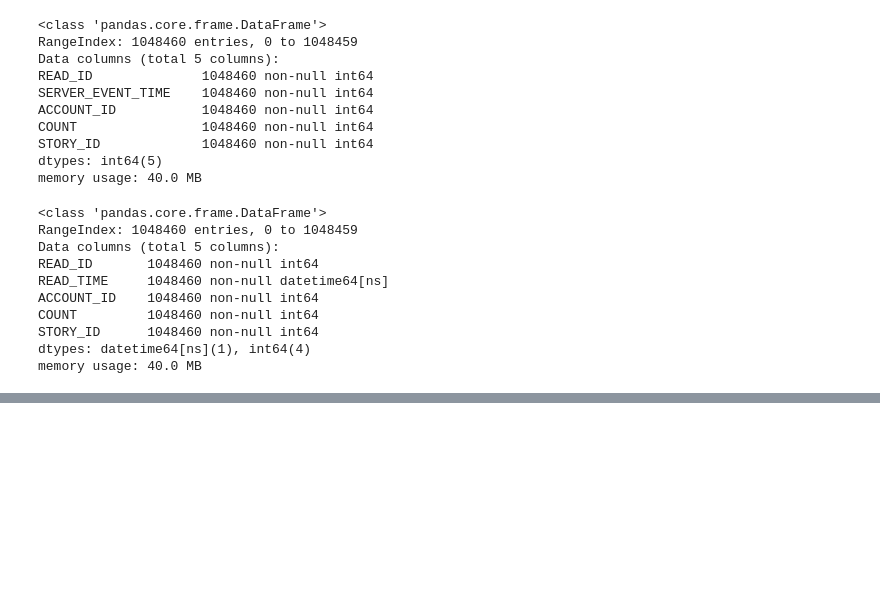
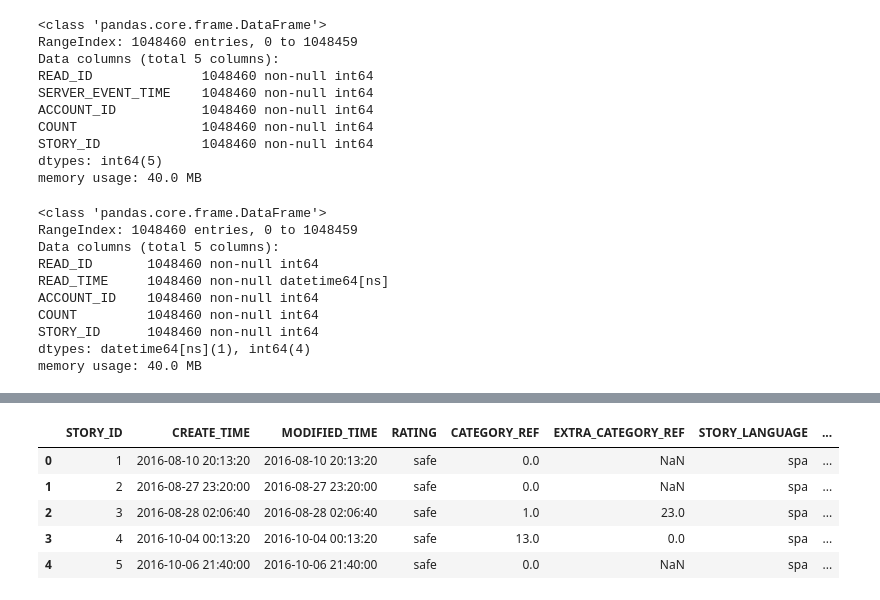
Before and after one commit to denizguzel95/sweek2019-group-2, a Jupyter notebook: Data engineering.ipynb, the cells around one changed output, grey strips where cells are left out. Cells and saved outputs as stored; diff of their text form; code cells hidden in the pictures; blank space fills up the shorter version.

```diff
--- a/Data engineering.ipynb
+++ b/Data engineering.ipynb
@@ -102,6 +102,8 @@ stories['COPYRIGHT_REF'] = stories['COPYRIGHT_REF'].astype('category')
 # %%
 # Set is_classic to a boolean variable
 stories['IS_CLASSIC'] = stories['IS_CLASSIC'].astype('bool')
+# %%
+stories.rename(columns={'ACCOUNT_ID':'AUTHOR_ID'},inplace=True)
 # %%
 stories.info()
 # %% [output]
@@ -296,0 +323,3 @@ memory usage: 40.0 MB
+# %%
+# Create a temporary dataframe with only number of comments and the story ID
+tempComments = comments.drop_duplicates(subset='STORY_ID')
@@ -296,0 +336,11 @@ memory usage: 40.0 MB
+# %%
+Sweek = pd.merge(stories, tempComments, on='STORY_ID', how='left')
+# %%
+Sweek.head()
+# %% [output]
+|  | STORY_ID | CREATE_TIME | MODIFIED_TIME | RATING | CATEGORY_REF | EXTRA_CATEGORY_REF | STORY_LANGUAGE | ... |
+| 0 | 1 | 2016-08-10 20:13:20 | 2016-08-10 20:13:20 | safe | 0.0 | NaN | spa | ... |
+| 1 | 2 | 2016-08-27 23:20:00 | 2016-08-27 23:20:00 | safe | 0.0 | NaN | spa | ... |
+| 2 | 3 | 2016-08-28 02:06:40 | 2016-08-28 02:06:40 | safe | 1.0 | 23.0 | spa | ... |
+| 3 | 4 | 2016-10-04 00:13:20 | 2016-10-04 00:13:20 | safe | 13.0 | 0.0 | spa | ... |
+| 4 | 5 | 2016-10-06 21:40:00 | 2016-10-06 21:40:00 | safe | 0.0 | NaN | spa | ... |
```
Also changed, not shown: parts of 3 cells of this notebook.
